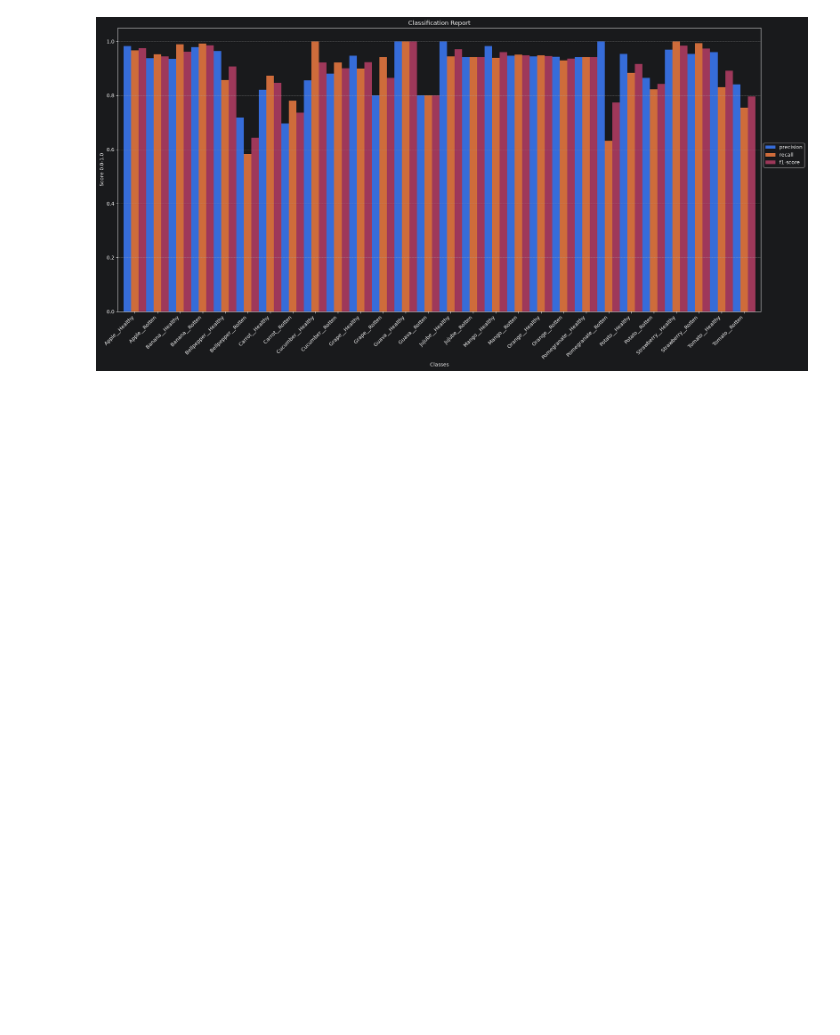
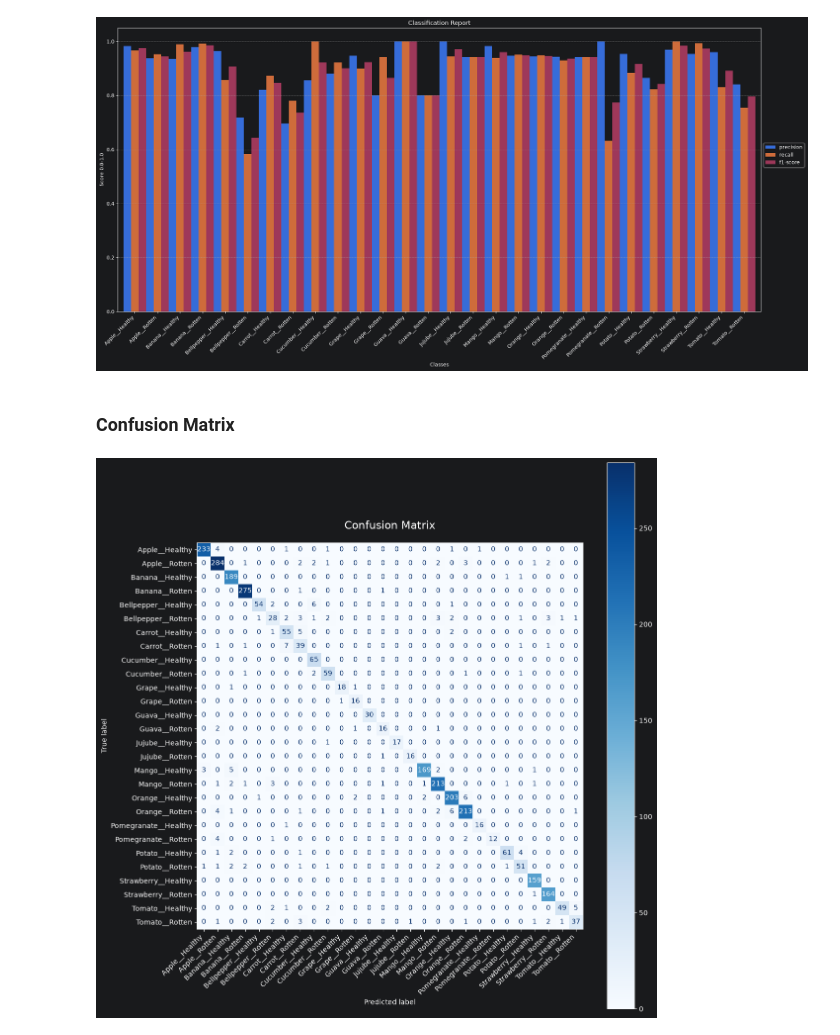
Before and after one commit to goetic-zoe/UFCFUR-15-3-Advanced-Artificial-Intelligence, a Jupyter notebook: notebooks/Fruit_CNN.ipynb, the cells around one changed output. Saved outputs shown, nothing was run; the diff lists cells and outputs as text; code cells hidden in the pictures; blank space fills up the shorter version.

Commit message:
Confusion Matrix & Updated Model.

```diff
--- a/notebooks/Fruit_CNN.ipynb
+++ b/notebooks/Fruit_CNN.ipynb
@@ -334,3 +336,21 @@ dataset_model.save('../models/trained_fruit_cnn.keras')
 # %% [output]
 [figure]
 [figure]
+# %% [markdown]
+### Confusion Matrix
+# %%
+from sklearn.metrics import ConfusionMatrixDisplay, confusion_matrix
+
+conf_matrix = confusion_matrix(y_true, y_predicted)
+display = ConfusionMatrixDisplay(conf_matrix, display_labels=dataset_classes)
+
+fig, ax = plt.subplots(figsize=(12,12))
+display.plot(cmap="Blues", ax=ax, values_format='d')
+plt.title("Confusion Matrix", fontsize=16, pad=20)
+plt.xticks(rotation=45, ha="right")
+plt.yticks(rotation=0)
+
+plt.tight_layout()
+plt.show()
+# %% [output]
+[figure, added]
```
Also changed, not shown: parts of 2 cells of this notebook, 1 other file.
